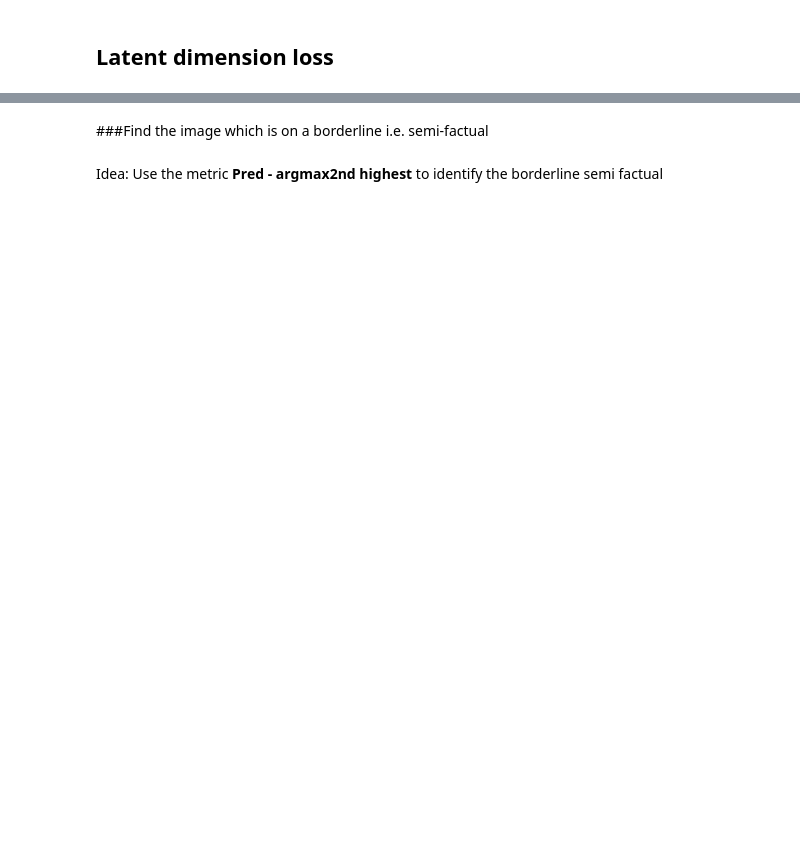
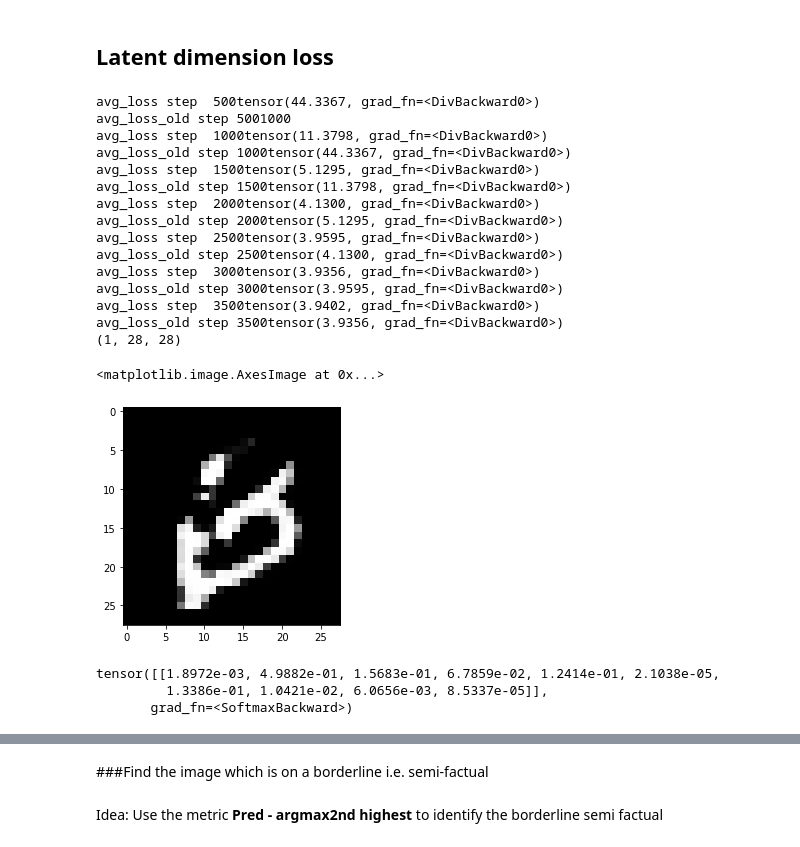
Before and after one commit to Mahantesh-Pattadkal-1993/CounterFactuals_GANs, a Jupyter notebook: Counterfactual_Computation.ipynb, the cells around one changed output, grey strips where cells are left out. Drawn from its saved outputs; the diff is of its cells as text; code cells hidden in the pictures; blank space fills up the shorter version.

```diff
--- a/Counterfactual_Computation.ipynb
+++ b/Counterfactual_Computation.ipynb
@@ -178,3 +236,75 @@ tensor([5.8124e-20, 1.4615e-22, 1.4803e-12, 4.5612e-20, 1.0000e+00, 4.2899e-16,
 # %% [markdown]
 ## Latent dimension loss
+# %%
+#using latent dimension euclidean distance and PR loss
+import torch
+torch.manual_seed(100)
+z = torch.randn(1, 100,1,1).to(device)
+step_size = 0.001
+
+
+def counterfactual_eluclidian(z,z_org,target_class):
+
+  overall_loss = 0
+  loss = 0
+  avg_loss = 1000
+  avg_loss_old = 1000
+  i=1
+  while (avg_loss_old>=avg_loss):
+    z.requires_grad = True
+    loss1 = torch.square(torch.abs(z_org-z)).sum() #latent dim euclidean loss
+    loss2 = torch.log(Classifier_model_logits(G(z))[0][0][target_class]) #as classifier gives 2 outputs we take 0th index
+    loss3 = torch.log(D(G(z))) #plausibility
+
+    loss = loss1 - loss2
+    #loss = loss1 - 10*loss2
+
+    z.grad = None
+    loss.backward()
+    z.requires_grad = False
+    z = z - z.grad * step_size
+    i = i+1
+
+    overall_loss= overall_loss + loss
+    if (i%500==0):
+      #print("loss " + "step " + str(i) + str (loss))
+      avg_loss_old = avg_loss
+      avg_loss = overall_loss/500.0
+      print("avg_loss " + "step " + " " +str(i) + str (avg_loss))
+      print("avg_loss_old " + "step " + str(i) + str (avg_loss_old))
+      overall_loss = 0
+  return z, loss1, loss2, loss3
+
+target_class = 1
+z_eucli, loss1, loss2, loss3 = counterfactual_eluclidian(z,z_org,target_class)
+#Check if the image generated is close to the real image
+
+G_img= G(z_eucli)
+npimgs = G_img[0].detach().numpy()
+print(npimgs.shape)
+plt.imshow(npimgs[0],cmap='Greys_r')
+# %% [output]
+avg_loss step  500tensor(44.3367, grad_fn=<DivBackward0>)
+avg_loss_old step 5001000
+avg_loss step  1000tensor(11.3798, grad_fn=<DivBackward0>)
+avg_loss_old step 1000tensor(44.3367, grad_fn=<DivBackward0>)
+avg_loss step  1500tensor(5.1295, grad_fn=<DivBackward0>)
+avg_loss_old step 1500tensor(11.3798, grad_fn=<DivBackward0>)
+avg_loss step  2000tensor(4.1300, grad_fn=<DivBackward0>)
+avg_loss_old step 2000tensor(5.1295, grad_fn=<DivBackward0>)
+avg_loss step  2500tensor(3.9595, grad_fn=<DivBackward0>)
+avg_loss_old step 2500tensor(4.1300, grad_fn=<DivBackward0>)
+avg_loss step  3000tensor(3.9356, grad_fn=<DivBackward0>)
+avg_loss_old step 3000tensor(3.9595, grad_fn=<DivBackward0>)
+avg_loss step  3500tensor(3.9402, grad_fn=<DivBackward0>)
+avg_loss_old step 3500tensor(3.9356, grad_fn=<DivBackward0>)
+(1, 28, 28)
+<matplotlib.image.AxesImage at 0x...>
+[figure, added]
+# %%
+Classifier_model_logits(G(z_eucli))[0]
+# %% [output]
+tensor([[1.8972e-03, 4.9882e-01, 1.5683e-01, 6.7859e-02, 1.2414e-01, 2.1038e-05,
+         1.3386e-01, 1.0421e-02, 6.0656e-03, 8.5337e-05]],
+       grad_fn=<SoftmaxBackward>)
 # %%
```
Also changed, not shown: parts of 34 cells of this notebook.
